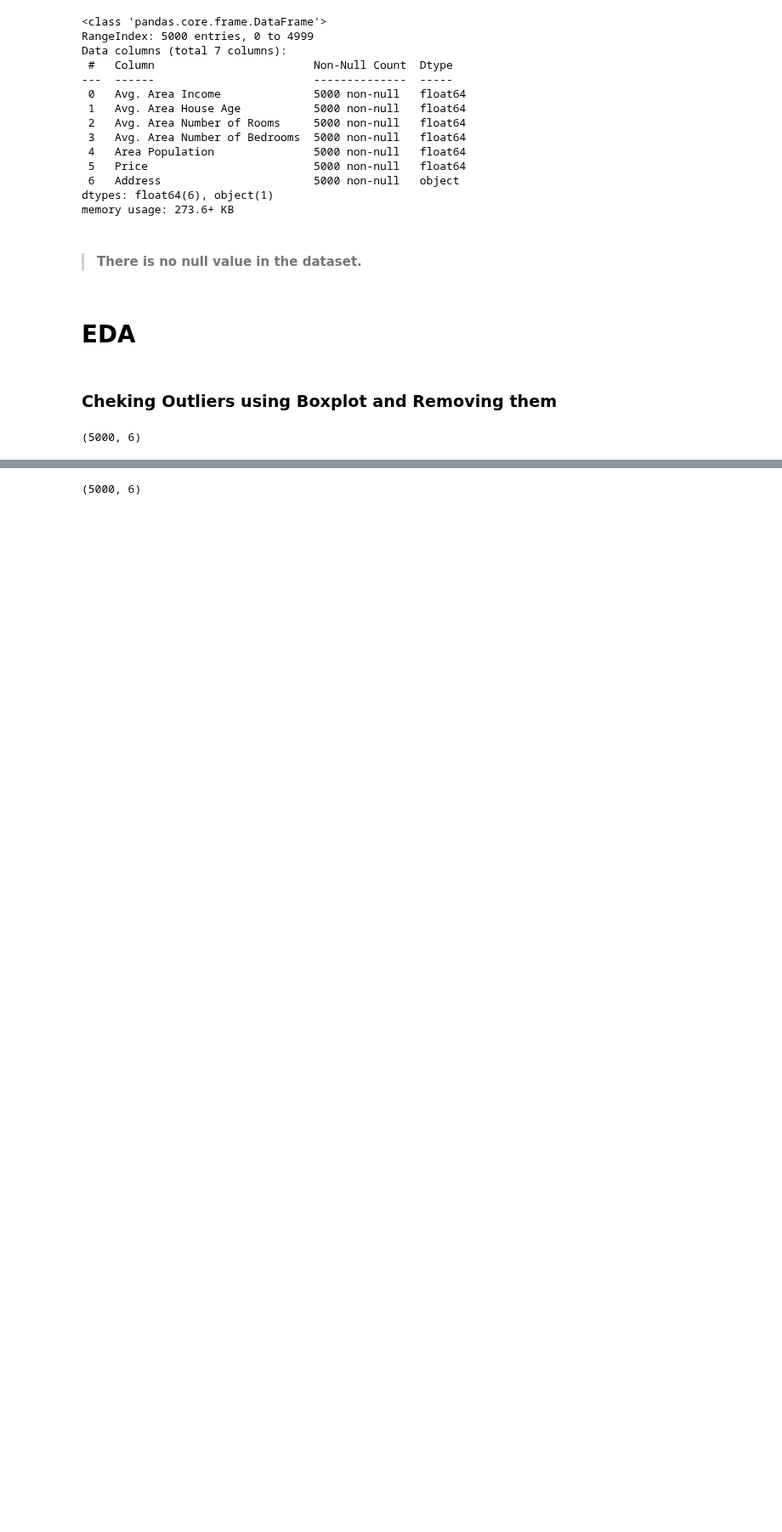
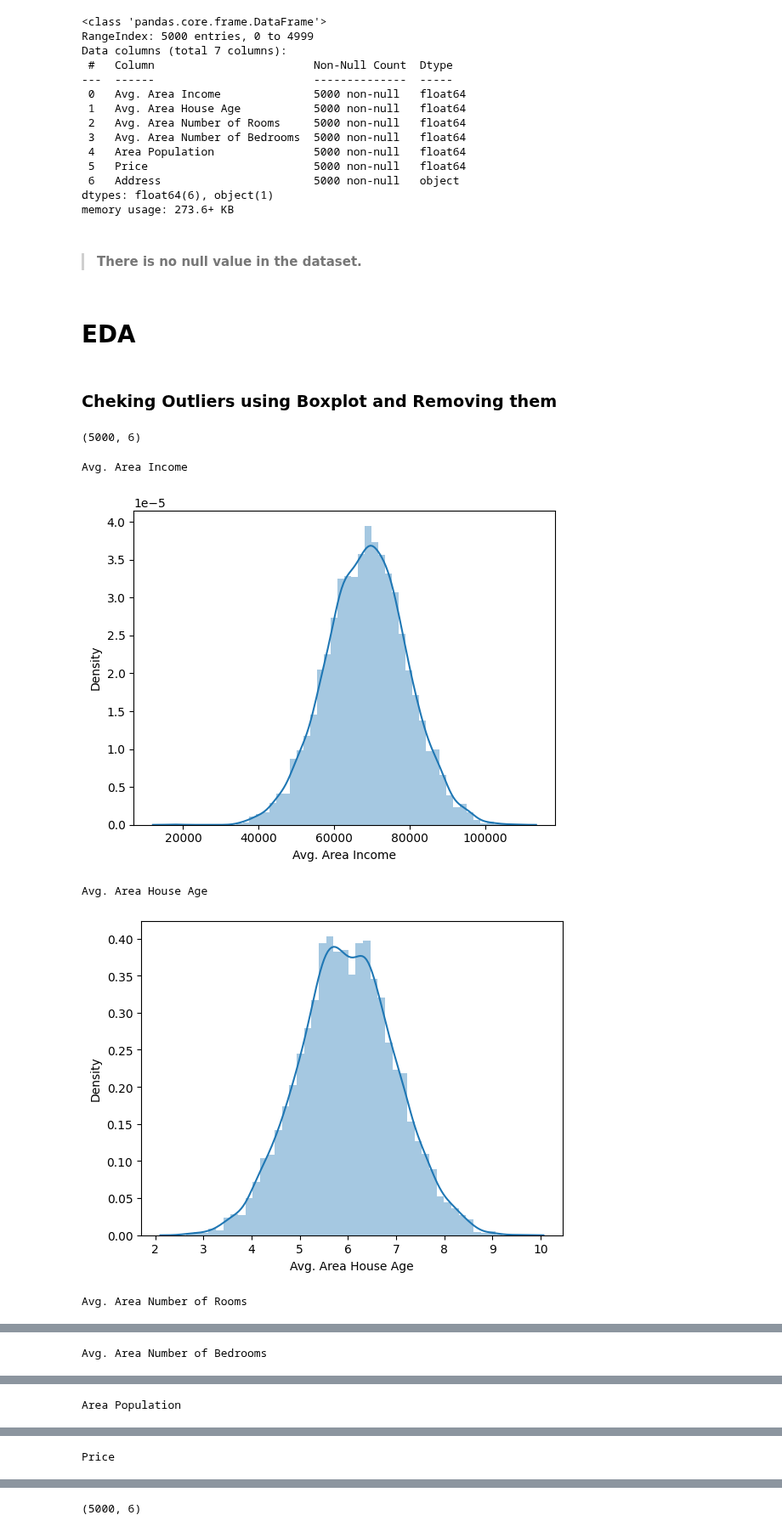
Before and after one commit to Harsh502s/ML-Assignments, a Jupyter notebook: Notebooks/Assignment 2 USA Housing.ipynb, the cells around one changed output, grey strips where cells are left out. Shown at 85% size. Saved outputs shown, nothing was run; the diff lists cells and outputs as text; code cells hidden in the pictures; blank space fills up the shorter version.

```diff
--- a/Notebooks/Assignment 2 USA Housing.ipynb
+++ b/Notebooks/Assignment 2 USA Housing.ipynb
@@ -82,3 +82,14 @@ df.drop(["Address"], axis=1, inplace=True)
 df.shape
 # %% [output]
 (5000, 6)
+# %%
+for i in df.columns:
+    print(i)
+    sns.distplot(df[i])
+    plt.show()
+# %% [output]
+Avg. Area Income
+[figure, added]
+Avg. Area House Age
+[figure, added]
+Avg. Area Number of Rooms
@@ -84,0 +97 @@ df.shape
+Avg. Area Number of Bedrooms
@@ -84,0 +99 @@ df.shape
+Area Population
@@ -84,0 +101 @@ df.shape
+Price
```
Also changed, not shown: parts of 15 cells of this notebook, 3 other files.
